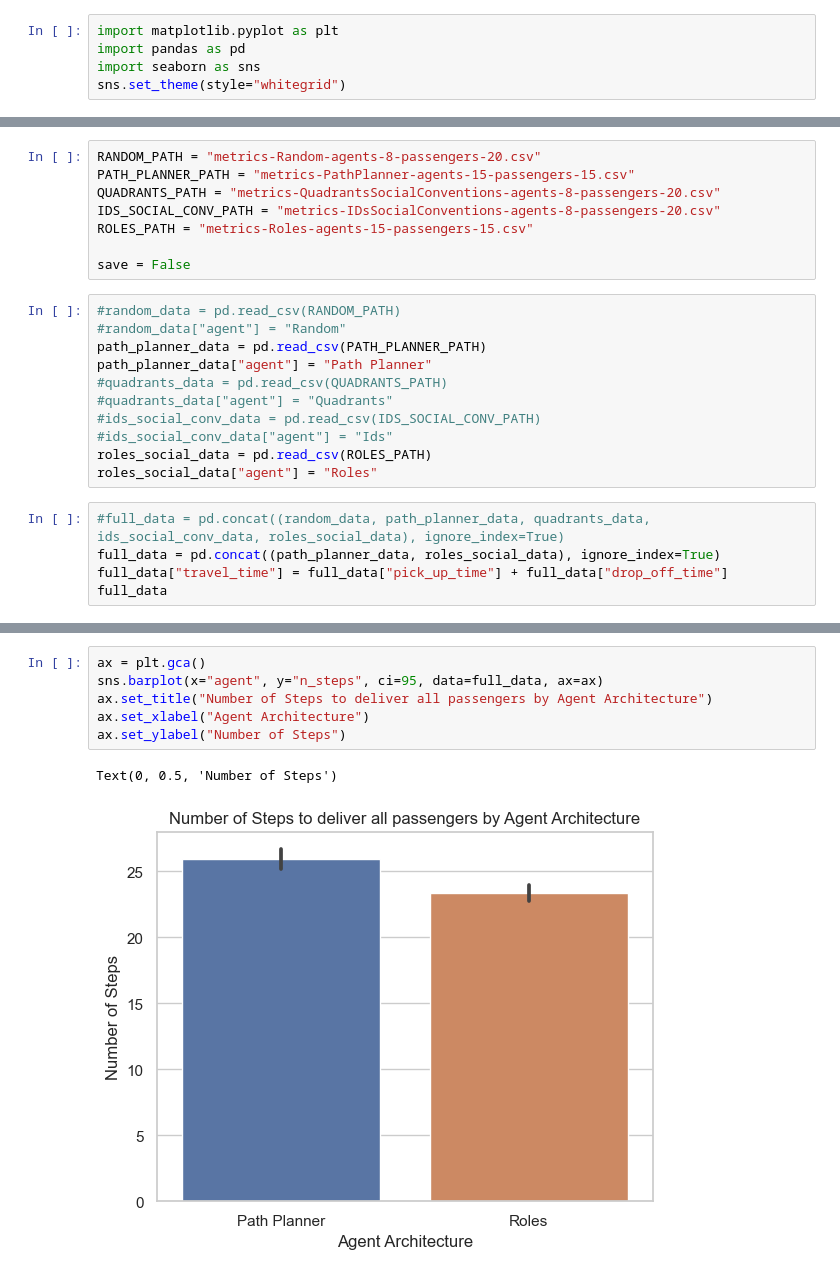
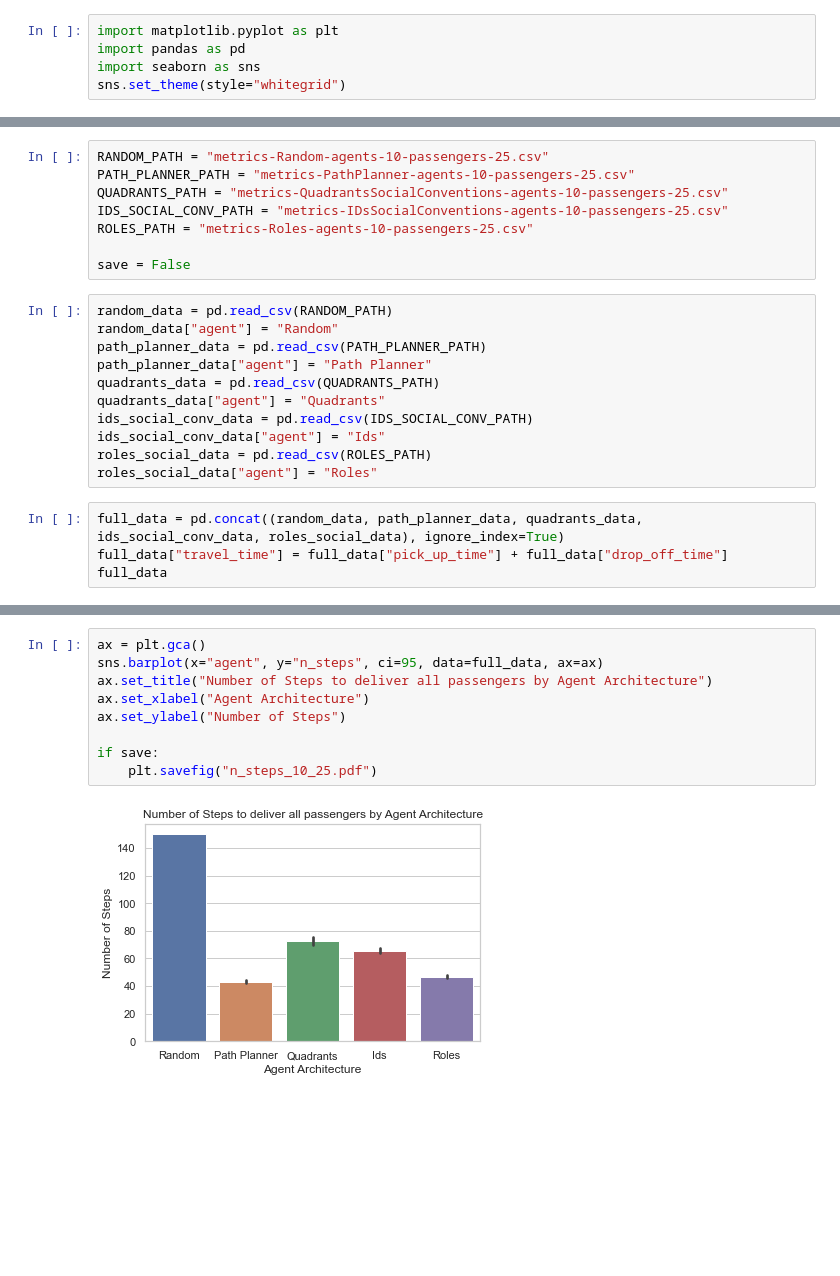
Before and after one commit to DuarteMRAlves/AASMA-2022, a Jupyter notebook: results.ipynb, the cells around one changed output, grey strips where cells are left out. Saved outputs shown, nothing was run; the diff lists cells and outputs as text; blank space fills up the shorter version.

Commit message:
notebooks to generate graphics.

```diff
--- a/results.ipynb
+++ b/results.ipynb
@@ -6,25 +8,24 @@ sns.set_theme(style="whitegrid")
 # %%
-RANDOM_PATH = "metrics-Random-agents-8-passengers-20.csv"
-PATH_PLANNER_PATH = "metrics-PathPlanner-agents-15-passengers-15.csv"
-QUADRANTS_PATH = "metrics-QuadrantsSocialConventions-agents-8-passengers-20.csv"
-IDS_SOCIAL_CONV_PATH = "metrics-IDsSocialConventions-agents-8-passengers-20.csv"
-ROLES_PATH = "metrics-Roles-agents-15-passengers-15.csv"
+RANDOM_PATH = "metrics-Random-agents-10-passengers-25.csv"
+PATH_PLANNER_PATH = "metrics-PathPlanner-agents-10-passengers-25.csv"
+QUADRANTS_PATH = "metrics-QuadrantsSocialConventions-agents-10-passengers-25.csv"
+IDS_SOCIAL_CONV_PATH = "metrics-IDsSocialConventions-agents-10-passengers-25.csv"
+ROLES_PATH = "metrics-Roles-agents-10-passengers-25.csv"
 
 save = False
 # %%
-#random_data = pd.read_csv(RANDOM_PATH)
-#random_data["agent"] = "Random"
+random_data = pd.read_csv(RANDOM_PATH)
+random_data["agent"] = "Random"
 path_planner_data = pd.read_csv(PATH_PLANNER_PATH)
 path_planner_data["agent"] = "Path Planner"
-#quadrants_data = pd.read_csv(QUADRANTS_PATH)
-#quadrants_data["agent"] = "Quadrants"
-#ids_social_conv_data = pd.read_csv(IDS_SOCIAL_CONV_PATH)
-#ids_social_conv_data["agent"] = "Ids"
+quadrants_data = pd.read_csv(QUADRANTS_PATH)
+quadrants_data["agent"] = "Quadrants"
+ids_social_conv_data = pd.read_csv(IDS_SOCIAL_CONV_PATH)
+ids_social_conv_data["agent"] = "Ids"
 roles_social_data = pd.read_csv(ROLES_PATH)
 roles_social_data["agent"] = "Roles"
 # %%
-#full_data = pd.concat((random_data, path_planner_data, quadrants_data, ids_social_conv_data, roles_social_data), ignore_index=True)
-full_data = pd.concat((path_planner_data, roles_social_data), ignore_index=True)
+full_data = pd.concat((random_data, path_planner_data, quadrants_data, ids_social_conv_data, roles_social_data), ignore_index=True)
 full_data["travel_time"] = full_data["pick_up_time"] + full_data["drop_off_time"]
 full_data
 # %% [output]
@@ -61,12 +55,14 @@ data_without_random
 # %%
 ax = plt.gca()
 sns.barplot(x="agent", y="n_steps", ci=95, data=full_data, ax=ax)
 ax.set_title("Number of Steps to deliver all passengers by Agent Architecture")
 ax.set_xlabel("Agent Architecture")
 ax.set_ylabel("Number of Steps")
+
+if save:
+    plt.savefig("n_steps_10_25.pdf")
 # %% [output]
-Text(0, 0.5, 'Number of Steps')
-[figure, old version]
+[figure, new version]
 # %%
 ax = plt.gca()
 sns.barplot(x="agent", y="taxi_distance", ci=95, data=full_data, ax=ax)
```
Also changed, not shown: parts of 9 cells of this notebook, 2 other files.
